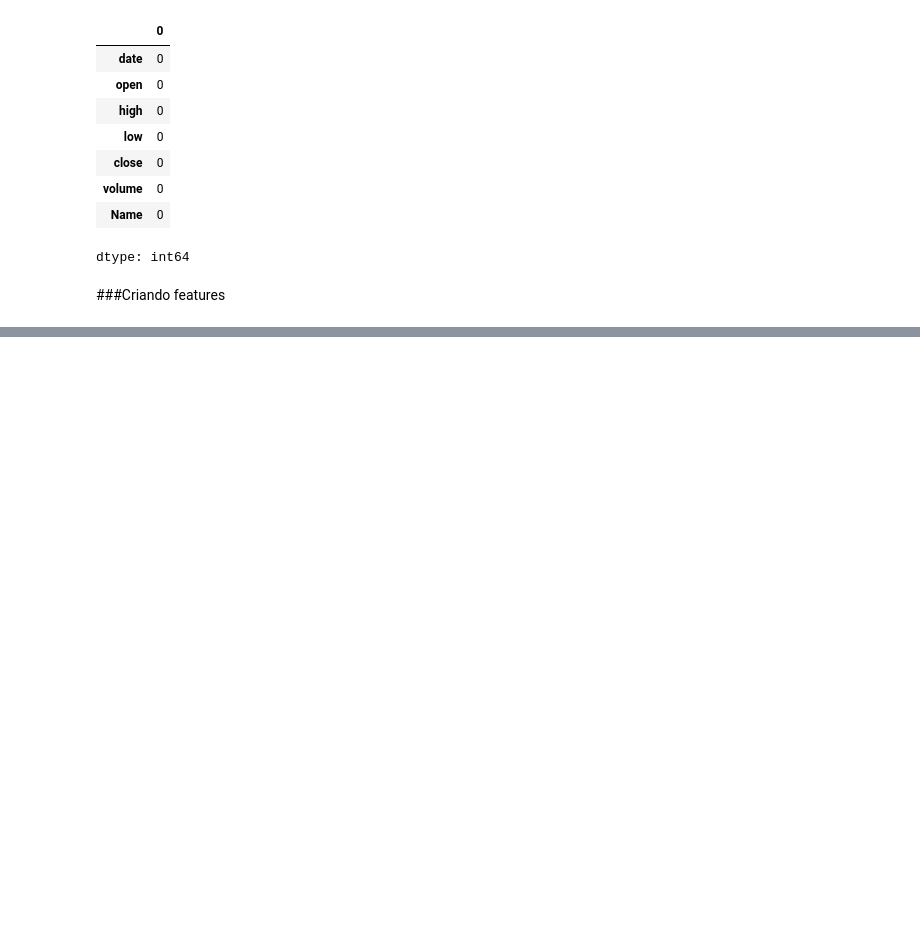
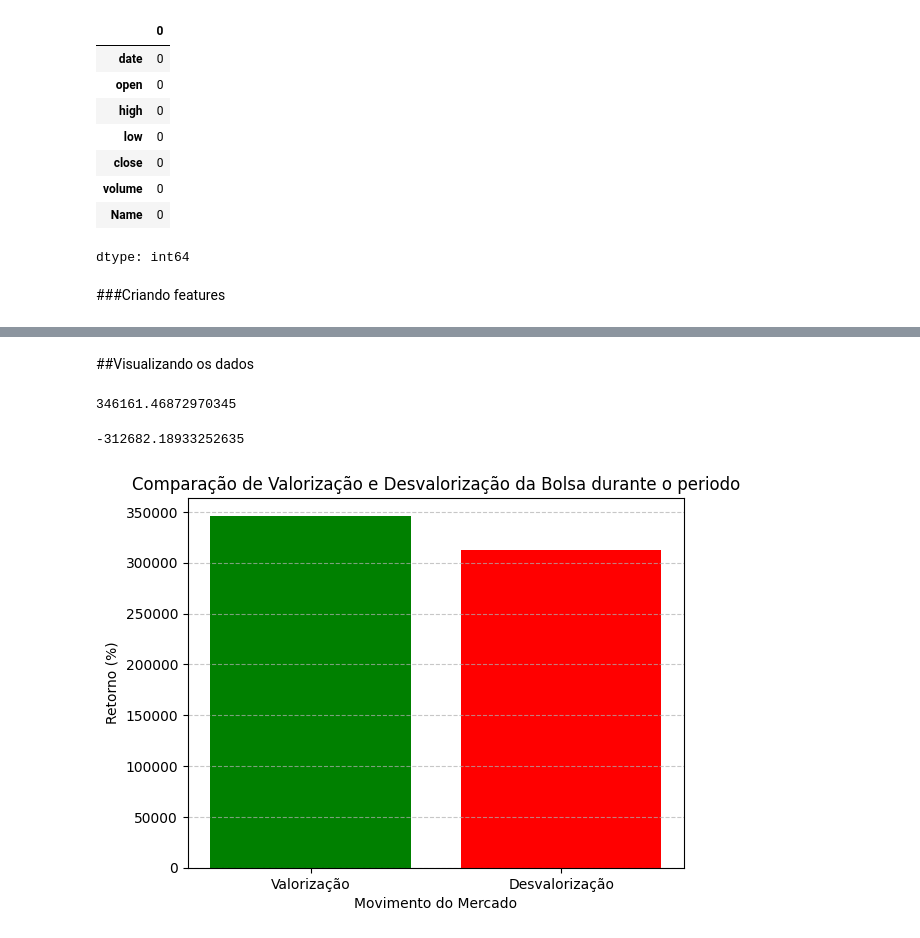
Before and after one commit to Vitor4818/StockTrendClassifier, a Jupyter notebook: StockTrendClassifier.ipynb, the cells around one changed output, grey strips where cells are left out. Saved outputs shown, nothing was run; the diff lists cells and outputs as text; code cells hidden in the pictures; blank space fills up the shorter version.

Commit message:
feat(visualization): add charts for data analysis

```diff
--- a/StockTrendClassifier.ipynb
+++ b/StockTrendClassifier.ipynb
@@ -101,0 +245,13 @@ df
+# %%
+# Criando função para gerar a coluna 'target', que será utilizada como variável alvo no modelo de classificação
+# A variável target será 1 se o retorno percentual for positivo (ação subiu) e 0 se o retorno percentual for 0 ou negativo (ação caiu ou ficou igual)
+def target_variable(dataset):
+  if dataset['return (%)'] > 0:
+    return 1
+  else:
+    return 0
+# %%
+#Aplicando função no dataset, crinado a coluna 'target'
+df['target'] = df.apply(target_variable, axis=1)
+#Pronto, o dataset agora esta rico para treinar nosso modelo
+df
@@ -101,0 +272,26 @@ df
+# %% [markdown]
+##Visualizando os dados
+# %%
+#Calculando a valorização desse periodo
+valorizacao = sum(df[df['return (%)'] > 0]['return (%)'])
+valorizacao
+# %% [output]
+346161.46872970345
+# %%
+#Calculando a desvalorizacao do periodo
+desvalorizacao = sum(df[df['return (%)'] < 0]['return (%)'])
+desvalorizacao
+# %% [output]
+-312682.18933252635
+# %%
+#plotando os dados
+valores = [valorizacao, abs(desvalorizacao)]
+rotulos = ["Valorização", "Desvalorização"]
+plt.bar(rotulos, valores, color=["green", "red"])
+plt.xlabel("Movimento do Mercado")
+plt.ylabel("Retorno (%)")
+plt.title("Comparação de Valorização e Desvalorização da Bolsa durante o periodo")
+plt.grid(axis="y", linestyle="--", alpha=0.7)
+plt.show()
+# %% [output]
+[figure, added]
```
Also changed, not shown: parts of 22 cells of this notebook.
